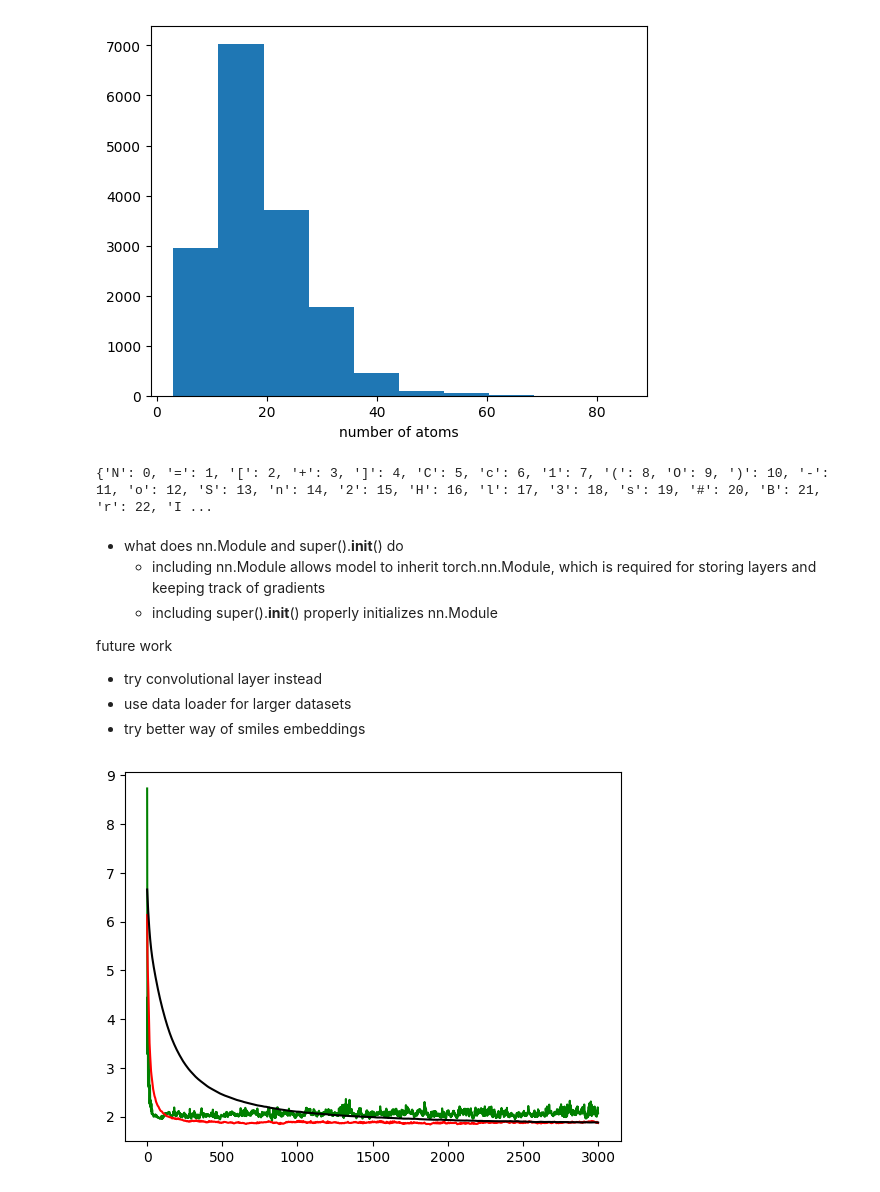
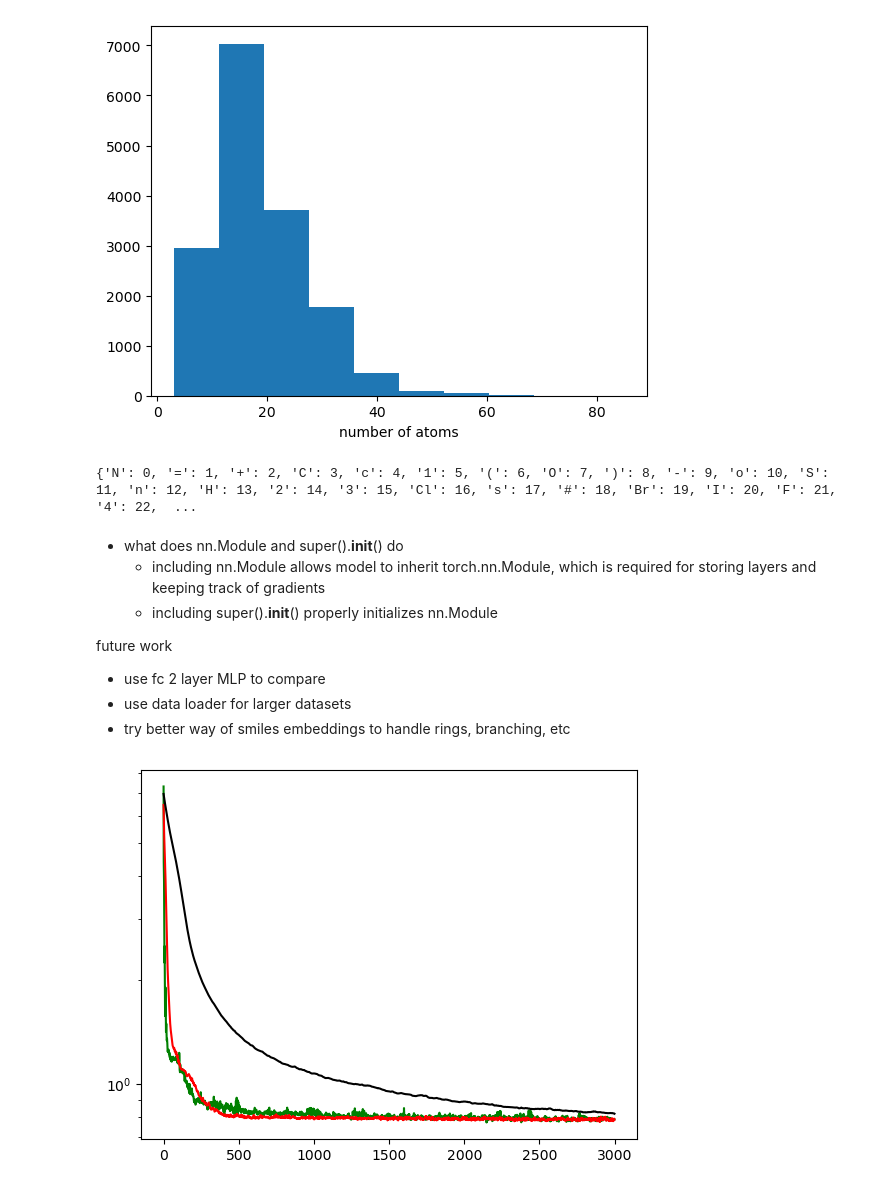
Before and after one commit to quantumyeasthacker/simple_SMILES, a Jupyter notebook: test_MLP.ipynb, the cells around one changed output. Drawn from its saved outputs; the diff is of its cells as text; code cells hidden in the pictures.

Commit message:
improved split_string and encoder

```diff
--- a/test_MLP.ipynb
+++ b/test_MLP.ipynb
@@ -81,15 +92,15 @@ plt.show()
 # %%
 # data preprocessing
 max_mol_len = 40
-df = df[df['num_atoms'] <= max_mol_len].dropna()
-df = df.reset_index()
+df1 = df[df['num_atoms'] <= max_mol_len].dropna()
+df2 = df1.reset_index()
 
 # split test and train
-df_test, df_train = data_split(df[['SMILES', 'pIC50']])
+df_test, df_train = data_split(df2[['SMILES', 'pIC50']])
 
-# break string into list of characters
-ss_test = [string_split(df_test['SMILES'][i]) for i in range(len(df_test))]
-ss_train = [string_split(df_train['SMILES'][i]) for i in range(len(df_train))]
+# break strings into list of characters
+ss_test = [split_strings(df_test['SMILES'][i]) for i in range(len(df_test))]
+ss_train = [split_strings(df_train['SMILES'][i]) for i in range(len(df_train))]
 
 # make list of unique characters for dict
 smile_dict_list = []
@@ -112,33 +123,45 @@ x_test = torch.Tensor(encoded_smile_test)
 x_test = x_test.flatten(1)
 y_test = torch.Tensor(df_test['pIC50'])
 # %% [output]
-{'N': 0, '=': 1, '[': 2, '+': 3, ']': 4, 'C': 5, 'c': 6, '1': 7, '(': 8, 'O': 9, ')': 10, '-': 11, 'o': 12, 'S': 13, 'n': 14, '2': 15, 'H': 16, 'l': 17, '3': 18, 's': 19, '#': 20, 'B': 21, 'r': 22, 'I ...
+{'N': 0, '=': 1, '+': 2, 'C': 3, 'c': 4, '1': 5, '(': 6, 'O': 7, ')': 8, '-': 9, 'o': 10, 'S': 11, 'n': 12, 'H': 13, '2': 14, '3': 15, 'Cl': 16, 's': 17, '#': 18, 'Br': 19, 'I': 20, 'F': 21, '4': 22,  ...
 # %% [markdown]
 - what does nn.Module and super().__init__() do
     - including nn.Module allows model to inherit torch.nn.Module, which is required for storing layers and keeping track of gradients
     - including super().__init__() properly initializes nn.Module
 
 future work
-- try convolutional layer instead
+- use fc 2 layer MLP to compare
 - use data loader for larger datasets
-- try better way of smiles embeddings
+- try better way of smiles embeddings to handle rings, branching, etc
+# %%
+# model
+class MLP(nn.Module):
+    def __init__(self, max_mol_len, dict_len):
+        super().__init__()
+        self.fc1 = nn.Linear(max_mol_len*dict_len, int(max_mol_len*dict_len/2))
+        self.fc2 = nn.Linear(int(max_mol_len*dict_len/2), 1)
+
+    def forward(self, x):
+        x = self.fc1(x)
+        x = self.fc2(F.relu(x))
+        return x
 # %%
 # training loop
 
 def train_loop(N_epochs, batch_size, lr):
-    lin_mod = linear_model(max_mol_len*dict_len, 1)
-    optimizer = torch.optim.Adam(lin_mod.parameters(), lr=lr)
+    mlp_mod = MLP(max_mol_len, dict_len)
+    optimizer = torch.optim.Adam(mlp_mod.parameters(), lr=lr)
     loss = nn.MSELoss()
     error = []
     error_test = []
 
     for _ in range(N_epochs):
-        lin_mod.train()
+        mlp_mod.train()
 
         x_sample, y_sample = data_sample(x_train, y_train, batch_size=batch_size)
-        x_sample = x_sample.flatten(1)
+        x_sample = x_sample.flatten(1) # adding in channel dimension
 
-        y_pred = lin_mod(x_sample)
+        y_pred = mlp_mod(x_sample)
         y_pred = y_pred.squeeze(1)
 
         optimizer.zero_grad()
@@ -149,22 +172,23 @@ def train_loop(N_epochs, batch_size, lr):
         optimizer.step()
 
         # evaluation
-        lin_mod.eval()
-        y_pred = lin_mod(x_test).squeeze(1)
+        mlp_mod.eval()
+        y_pred = mlp_mod(x_test).squeeze(1)
         mseloss = loss(y_pred, y_test)
         error_test.append(mseloss.item())
 
     return error, error_test
-# %%
-N_epochs = 3000
-batch_size = 1000
-
-lr = [1e-1, 1e-2, 1e-3]
-col = ['g','r','k']
-for i,l in enumerate(lr):
-    error, error_test = train_loop(N_epochs, batch_size, lr=l)
-    # plt.plot(range(N_epochs), error, color=col[i], linestyle='--')
-    plt.plot(range(N_epochs), error_test, color=col[i])
-plt.show()
-# %% [output]
-[figure, removed]
+# %%
+N_epochs = 3000
+batch_size = 1000
+
+lr = [1e-2, 1e-3, 1e-4]
+col = ['g','r','k']
+for i,l in enumerate(lr):
+    error, error_test = train_loop(N_epochs, batch_size, lr=l)
+    # plt.plot(range(N_epochs), error, color=col[i], linestyle='--')
+    plt.plot(range(N_epochs), error_test, color=col[i])
+plt.yscale('log')
+plt.show()
+# %% [output]
+[figure, added]
```
Also changed, not shown: parts of 6 cells of this notebook, 2 other files.
